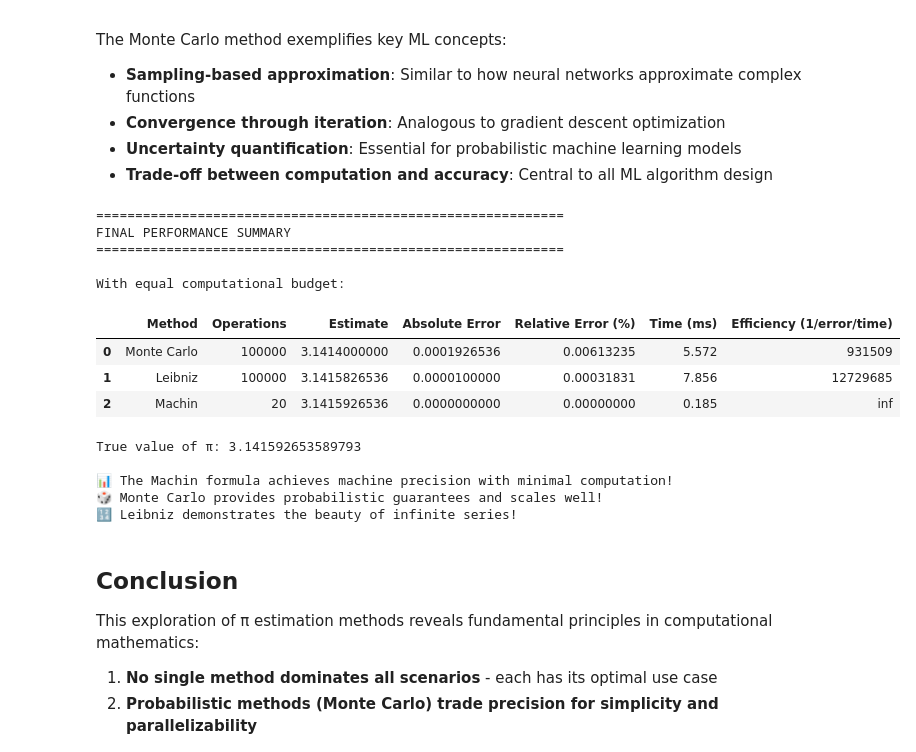
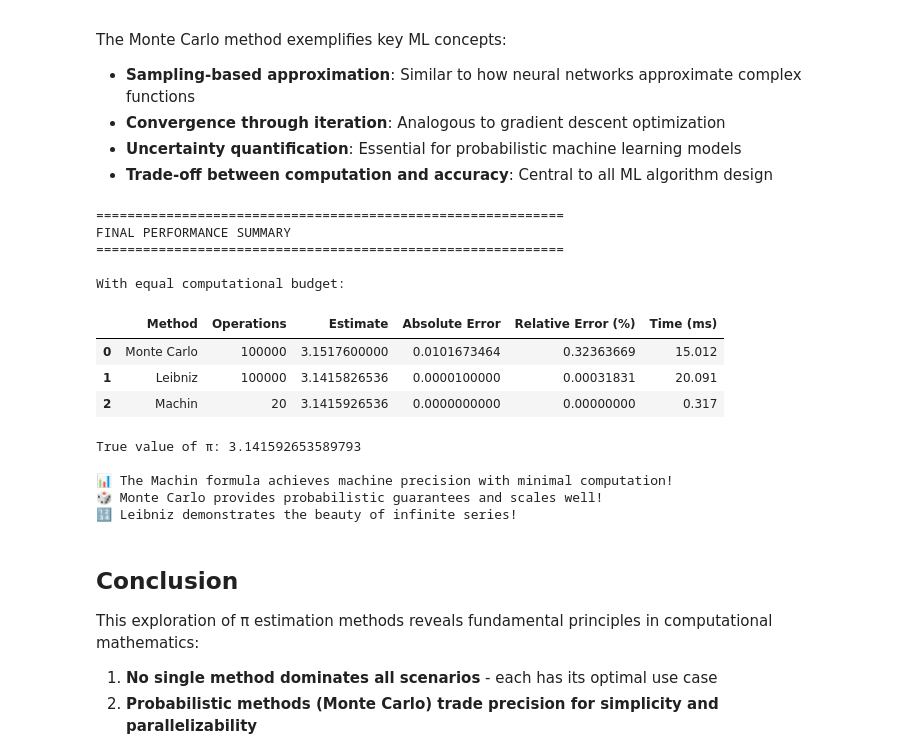
Before and after one commit to avbarbaros/monte-carlo-pi-estimation, a Jupyter notebook: monte_carlo_pi_estimation.ipynb, the cells around one changed output. Drawn from its saved outputs; the diff is of its cells as text; code cells hidden in the pictures.

```diff
--- a/monte_carlo_pi_estimation.ipynb
+++ b/monte_carlo_pi_estimation.ipynb
@@ -277,10 +282,10 @@ for idx, n in enumerate(sample_sizes_viz):
 
     ax.plot(range(1, n+1), pi_history, 'green', alpha=0.7, linewidth=1.5)
     ax.axhline(y=np.pi, color='red', linestyle='--', linewidth=2, label='True π')
-    ax.fill_between(range(1, n+1),
-                     pi_history - 0.01,
-                     pi_history + 0.01,
-                     alpha=0.3, color='green')
+    # ax.fill_between(range(1, n+1),
+    #                  pi_history - 0.01,
+    #                  pi_history + 0.01,
+    #                  alpha=0.3, color='green')
 
     ax.set_xlabel('Number of samples')
     ax.set_ylabel('π estimate')
@@ -749,41 +755,41 @@ leibniz_error = abs(leibniz_final - np.pi)
 start = time.time()
 machin_final, _ = machin_pi(20)
 machin_time = time.time() - start
 machin_error = abs(machin_final - np.pi)
 
 summary_df = pd.DataFrame({
     'Method': ['Monte Carlo', 'Leibniz', 'Machin'],
     'Operations': [n_operations, n_operations, 20],
     'Estimate': [mc_final, leibniz_final, machin_final],
     'Absolute Error': [mc_error, leibniz_error, machin_error],
     'Relative Error (%)': [100*mc_error/np.pi, 100*leibniz_error/np.pi, 100*machin_error/np.pi],
-    'Time (ms)': [mc_time*1000, leibniz_time*1000, machin_time*1000],
-    'Efficiency (1/error/time)': [1/(mc_error*mc_time), 1/(leibniz_error*leibniz_time), 1/(machin_error*machin_time)]
+    'Time (ms)': [mc_time*1000, leibniz_time*1000, machin_time*1000]
+    # 'Efficiency (1/error*time)': [1/(mc_error*mc_time), 1/(leibniz_error*leibniz_time), 1/(machin_error*machin_time)]
 })
 
 print("\nWith equal computational budget:")
 display(summary_df.style.format({
     'Estimate': '{:.10f}',
     'Absolute Error': '{:.10f}',
     'Relative Error (%)': '{:.8f}',
-    'Time (ms)': '{:.3f}',
-    'Efficiency (1/error/time)': '{:.0f}'
+    'Time (ms)': '{:.3f}'
+    # 'Efficiency (1/error/time)': '{:.0f}'
 }).background_gradient(subset=['Absolute Error'], cmap='RdYlGn_r'))
 
 print(f"\nTrue value of π: {np.pi:.15f}")
 print("\n📊 The Machin formula achieves machine precision with minimal computation!")
 print("🎲 Monte Carlo provides probabilistic guarantees and scales well!")
 print("🔢 Leibniz demonstrates the beauty of infinite series!")
 # %% [output]
 ============================================================
 FINAL PERFORMANCE SUMMARY
 ============================================================
 
 With equal computational budget:
-|  | Method | Operations | Estimate | Absolute Error | Relative Error (%) | Time (ms) | Efficiency (1/error/time) |
-| 0 | Monte Carlo | 100000 | 3.1414000000 | 0.0001926536 | 0.00613235 | 5.572 | 931509 |
-| 1 | Leibniz | 100000 | 3.1415826536 | 0.0000100000 | 0.00031831 | 7.856 | 12729685 |
-| 2 | Machin | 20 | 3.1415926536 | 0.0000000000 | 0.00000000 | 0.185 | inf |
+|  | Method | Operations | Estimate | Absolute Error | Relative Error (%) | Time (ms) |
+| 0 | Monte Carlo | 100000 | 3.1517600000 | 0.0101673464 | 0.32363669 | 15.012 |
+| 1 | Leibniz | 100000 | 3.1415826536 | 0.0000100000 | 0.00031831 | 20.091 |
+| 2 | Machin | 20 | 3.1415926536 | 0.0000000000 | 0.00000000 | 0.317 |
 True value of π: 3.141592653589793
 
 📊 The Machin formula achieves machine precision with minimal computation!
```
Also changed, not shown: parts of 3 cells of this notebook.
